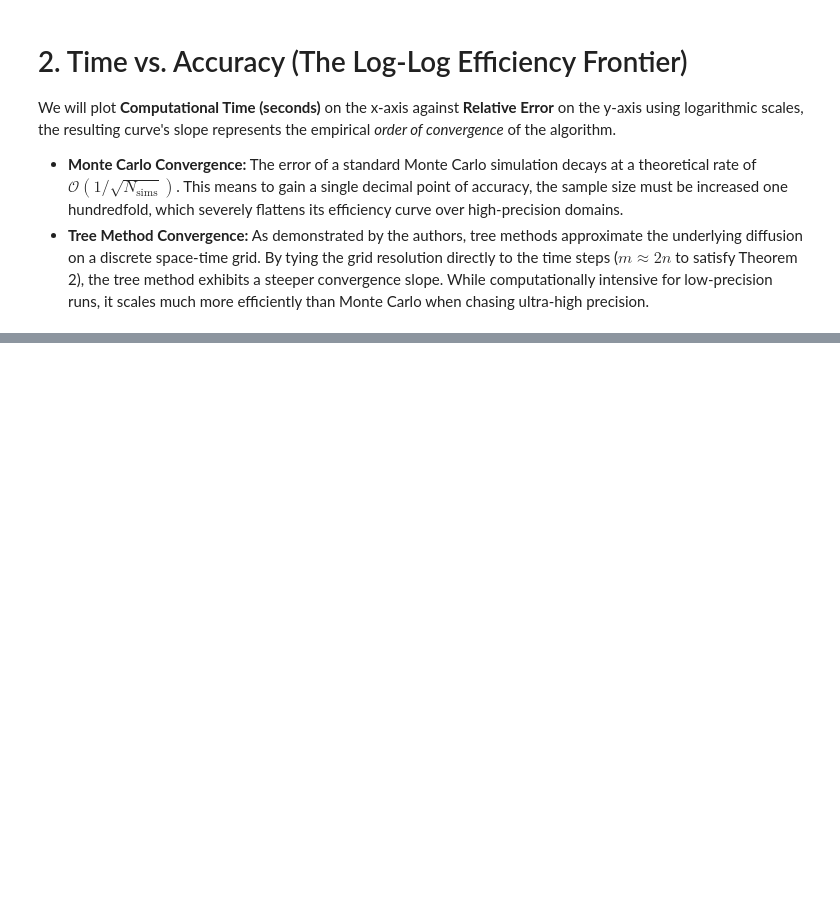
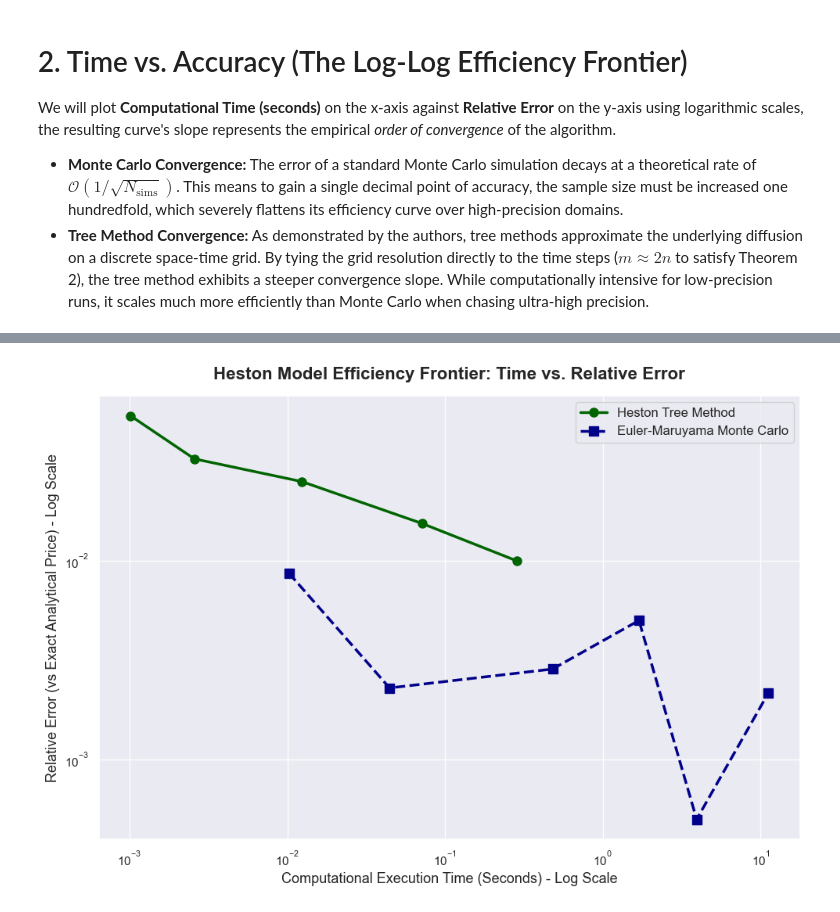
Before and after one commit to ImperialCollegeLondon/Option_Pricing_with_Stochastic_Volatility_Model_M2R_Group_51, a Jupyter notebook: Week_2/Heston_Tree_Jusitn_Gu/Findings.ipynb, the cells around one changed output, grey strips where cells are left out. Drawn from its saved outputs; the diff is of its cells as text; code cells hidden in the pictures; blank space fills up the shorter version.

```diff
--- a/Week_2/Heston_Tree_Jusitn_Gu/Findings.ipynb
+++ b/Week_2/Heston_Tree_Jusitn_Gu/Findings.ipynb
@@ -141,6 +141,27 @@ We will plot **Computational Time (seconds)** on the x-axis against **Relative E
 * **Monte Carlo Convergence:** The error of a standard Monte Carlo simulation decays at a theoretical rate of $\mathcal{O}(1/\sqrt{N_{\text{sims}}})$. This means to gain a single decimal point of accuracy, the sample size must be increased one hundredfold, which severely flattens its efficiency curve over high-precision domains.
 * **Tree Method Convergence:** As demonstrated by the authors, tree methods approximate the underlying diffusion on a discrete space-time grid. By tying the grid resolution directly to the time steps ($m \approx 2n$ to satisfy Theorem 2), the tree method exhibits a steeper convergence slope. While computationally intensive for low-precision runs, it scales much more efficiently than Monte Carlo when chasing ultra-high precision.
 # %%
+import sys
+import os
+import time
+import numpy as np
+import scipy.integrate as spi
+import matplotlib.pyplot as plt
+import seaborn as sns
+
+# ==========================================
+# Path Setup & Imports
+# ==========================================
+current_dir = os.getcwd()
+project_root = os.path.abspath(os.path.join(current_dir, "../.."))
+if project_root not in sys.path:
+    sys.path.insert(0, project_root)
+
+from src.pricing import heston_mc_european_call, heston_tree_european_call
+
+# ==========================================
+# 1. Exact Analytical Pricing (Fourier Inversion)
+# ==========================================
 def heston_exact_european_call(S0, K, T, r, kappa, theta, omega, rho, V0):
     """Exact Heston pricing using Fourier inversion of the characteristic function."""
     def char_func(phi, j):
@@ -165,6 +186,7 @@ def heston_exact_european_call(S0, K, T, r, kappa, theta, omega, rho, V0):
 
     return S0 * P1 - K * np.exp(-r * T) * P2
 
+# Global Base Parameters
 base_params = dict(
     S0=100.0, K=100.0, T=0.25, r=0.04,
     kappa=1.15, theta=0.0348, omega=0.39,
@@ -180,16 +202,16 @@ true_price = heston_exact_european_call(
 )
 print(f"Exact Analytical Price: {true_price:.6f} (Computed in {time.time()-t_start:.4f}s)\n")
 
-# Warm-up run to clear CPU/cache overhead (prevents zigzagging)
+# Warm-up run to clear CPU/cache overhead (prevents zigzagging on the first run)
 _ = heston_tree_european_call(**base_params, n=2, mv=5, mz=5)
 
 # ==========================================
-# 2. Benchmarking the Tree Method (Forced Aggressive Scaling)
+# 2. Benchmarking the Tree Method
 # ==========================================
 tree_times, tree_errors = [], []
 
-# 为了对抗全局边界的膨胀，m 必须以非线性的速度快速增加
-# 配置格式: (n, mv, mz)
+# Forced Aggressive Scaling:
+# m grows non-linearly to suppress boundary explosion and ensure convergence
 tree_configs = [
     (5, 10, 20),      # Fast but crude
     (8, 25, 50),
@@ -204,46 +226,11 @@ for n, mv, mz in tree_configs:
     price = heston_tree_european_call(**base_params, n=n, mv=mv, mz=mz)
     elapsed = time.time() - t0
 
-    # 确保 true_price 是由第一步的傅里叶解析解算出来的那个 4.127...
     rel_error = abs(price - true_price) / true_price
 
     tree_times.append(elapsed)
     tree_errors.append(rel_error)
     print(f"  Tree (n={n:<2}, m=[{mv:<3},{mz:<3}]): Price={price:.4f}, Time={elapsed:.4f}s, Error={rel_error:.6f}")
-
-# ==========================================
-# 3. Benchmarking the Monte Carlo Method (Seeded)
-# ==========================================
-mc_times, mc_errors = [], []
-mc_configs = [
-    (50, 10_000),
-    (50, 50_000),
-    (100, 100_000),
-    (150, 250_000),
-    (200, 500_000),
-]
-
-print("\nBenchmarking Monte Carlo Method configurations...")
-# 固定随机数种子，消除方差带来的锯齿震荡，展示平滑收敛！
-np.random.seed(42)
-
-for steps, sims in mc_configs:
-    t0 = time.time()
-    # 记得调用时使用小写的 v0 匹配你的 MC 函数
-    price, _ = heston_mc_european_call(
-        S0=base_params['S0'], K=base_params['K'], T=base_params['T'], r=base_params['r'],
-        kappa=base_params['kappa'], theta=base_params['theta'], omega=base_params['omega'],
-        rho=base_params['rho'], v0=base_params['V0'], n_steps=steps, n_sims=sims
-    )
-    elapsed = time.time() - t0
-    rel_error = abs(price - true_price) / true_price
-
-    mc_times.append(elapsed)
-    mc_errors.append(rel_error)
-    print(f"  MC (steps={steps:<3}, sims={sims:<7}): Price={price:.4f}, Time={elapsed:.4f}s, Error={rel_error:.6f}")
-
-# 接下来你可以直接运行画图代码 (Part 4)
-# plt.plot(...)
 
 # ==========================================
 # 3. Benchmarking the Monte Carlo Method
@@ -253,14 +240,19 @@ mc_configs = [
     (50, 5_000),
     (50, 25_000),
     (100, 100_000),
-    (152, 250_000),
-    (252, 500_000),
-    (252, 1_000_000) # Capped at 1M so you don't wait forever
+    (150, 250_000),
+    (200, 500_000),
+    (252, 1_000_000)
 ]
 
-print("Benchmarking Monte Carlo Method configurations...")
+print("\nBenchmarking Monte Carlo Method configurations...")
+# Fixing random seed to smooth out variance noise and show true convergence rate
+np.random.seed(42)
+
 for steps, sims in mc_configs:
     t0 = time.time()
+
+    # Mapping 'V0' from base_params to the expected lowercase 'v0' in your function
     price, _ = heston_mc_european_call(
         S0=base_params['S0'], K=base_params['K'], T=base_params['T'], r=base_params['r'],
         kappa=base_params['kappa'], theta=base_params['theta'], omega=base_params['omega'],
@@ -271,8 +263,9 @@ for steps, sims in mc_configs:
 
     mc_times.append(elapsed)
     mc_errors.append(rel_error)
+    print(f"  MC (steps={steps:<3}, sims={sims:<7}): Price={price:.4f}, Time={elapsed:.4f}s, Error={rel_error:.6f}")
 
-# Sort the lists by execution time to guarantee smooth lines!
+# Ensure times are perfectly sorted for plotting
 tree_times, tree_errors = zip(*sorted(zip(tree_times, tree_errors)))
 mc_times, mc_errors = zip(*sorted(zip(mc_times, mc_errors)))
 
@@ -310,0 +309 @@ TypeError: heston_mc_european_call() got an unexpected keyword argument 'v0'
+[figure, added]
```
Also changed, not shown: parts of 1 cell of this notebook.
